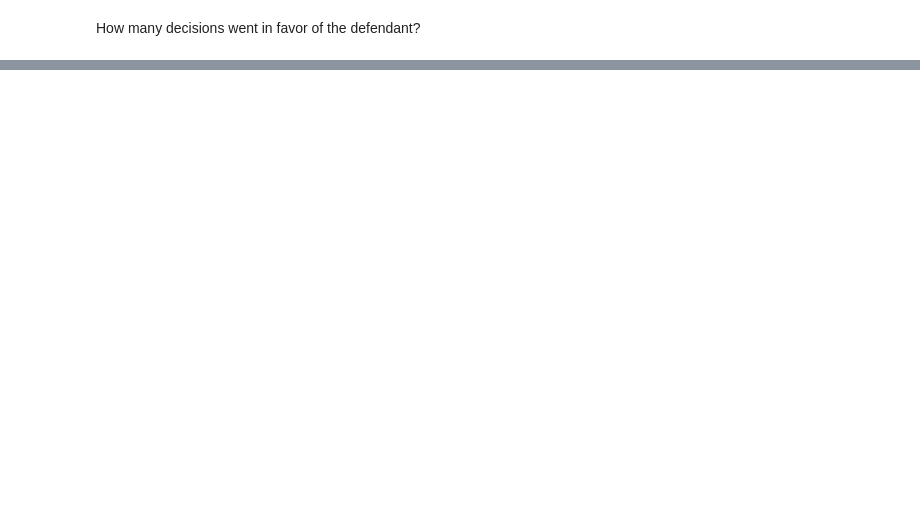
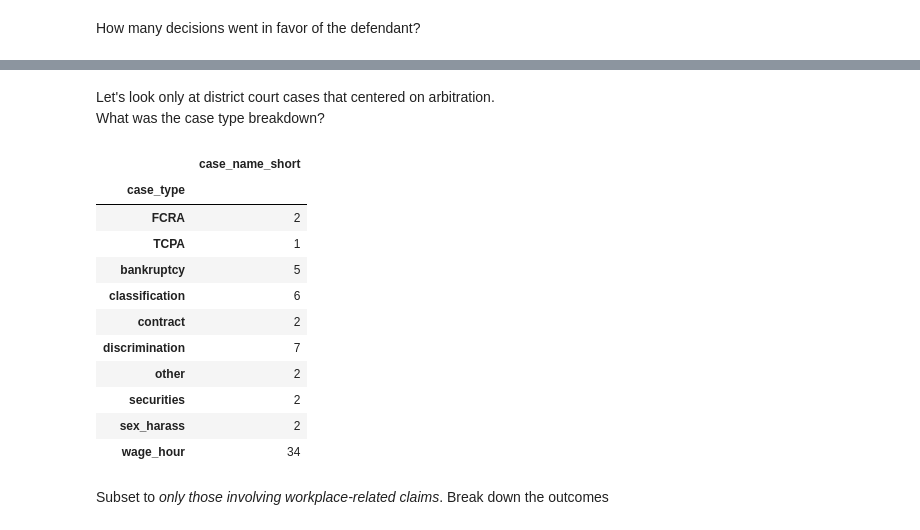
Before and after one commit to bhancock-alm/epic-impact, a Jupyter notebook: epic-decisions-analysis.ipynb, the cells around one changed output, grey strips where cells are left out. Drawn from its saved outputs; the diff is of its cells as text; code cells hidden in the pictures; blank space fills up the shorter version.

```diff
--- a/epic-decisions-analysis.ipynb
+++ b/epic-decisions-analysis.ipynb
@@ -103,0 +206,22 @@ favor
+# %% [markdown]
+Let's look only at district court cases that centered on arbitration.
+What was the case type breakdown?
+# %%
+district_arb = data.loc[(data['court_type'] == 'district') & (data['legal_issue'] == 'arbitration')]
+district_arb.groupby('case_type')[['case_name_short']].count()
+# %% [output]
+|  | case_name_short |
+| case_type |  |
+| FCRA | 2 |
+| TCPA | 1 |
+| bankruptcy | 5 |
+| classification | 6 |
+| contract | 2 |
+| discrimination | 7 |
+| other | 2 |
+| securities | 2 |
+| sex_harass | 2 |
+| wage_hour | 34 |
+# %% [markdown]
+Subset to *only those involving workplace-related claims*.
+Break down the outcomes
```
Also changed, not shown: parts of 32 cells of this notebook.
